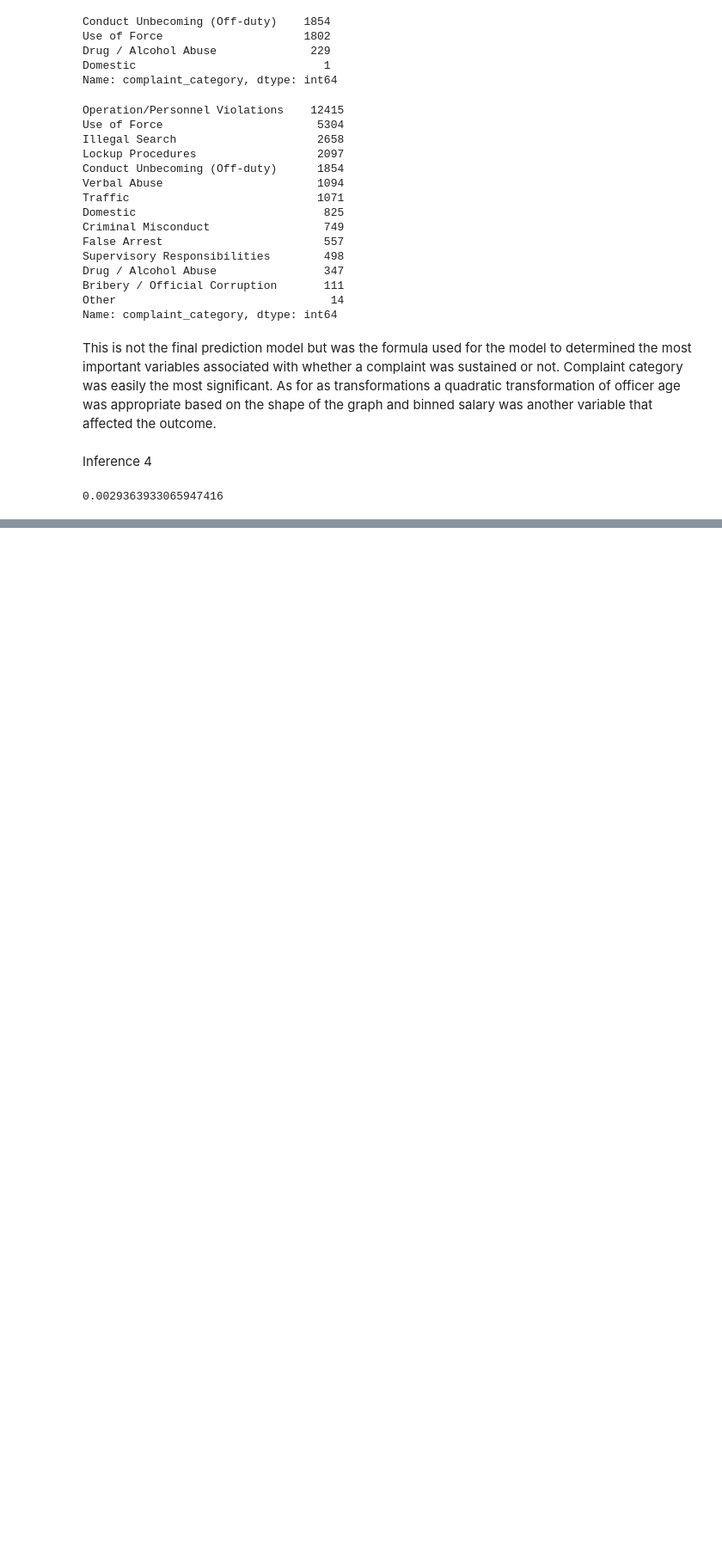
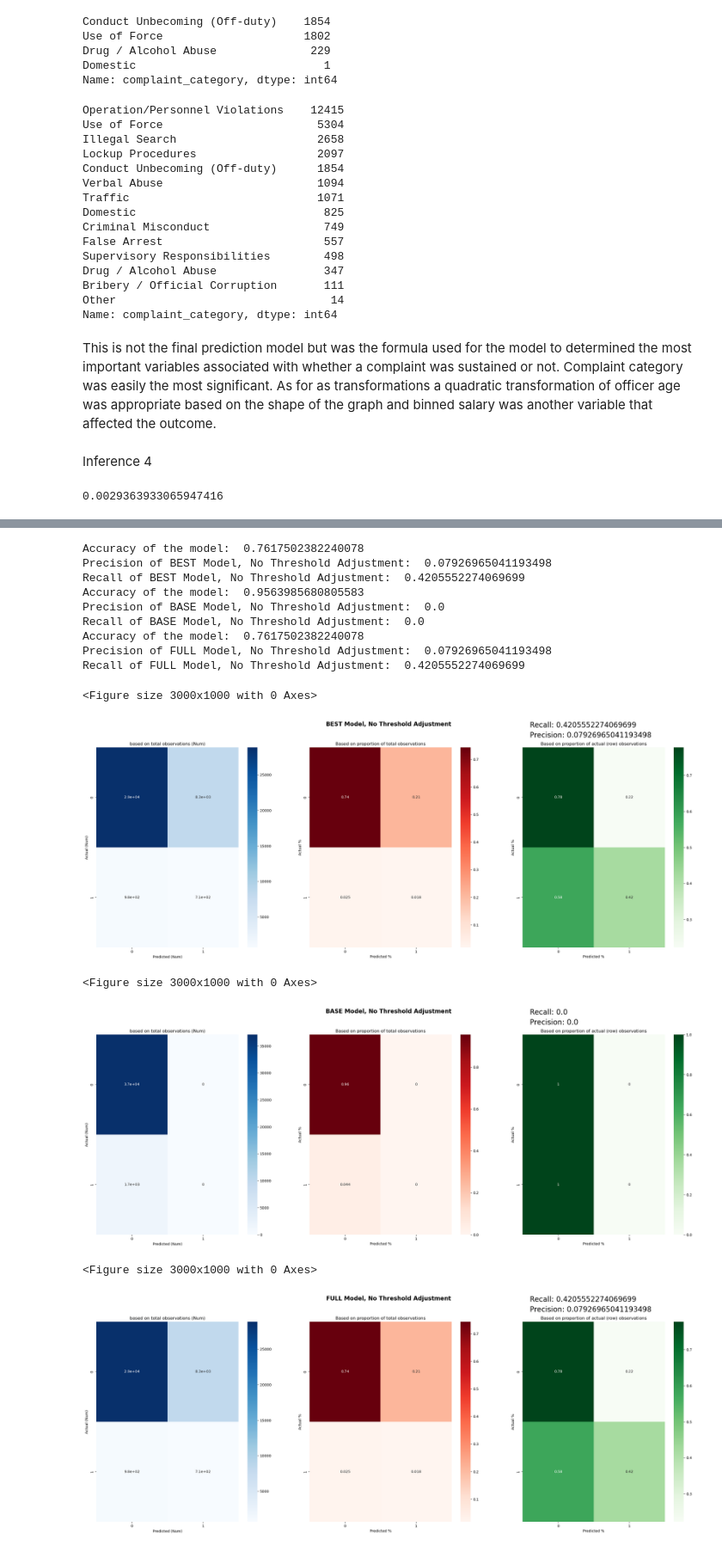
Before and after one commit to ryanpaynerp/Data_Sci_Project, a Jupyter notebook: Final_code.ipynb, the cells around one changed output, grey strips where cells are left out. Shown at 86% size. Drawn from its saved outputs; the diff is of its cells as text; code cells hidden in the pictures; blank space fills up the shorter version.

```diff
--- a/Final_code.ipynb
+++ b/Final_code.ipynb
@@ -719,0 +822,4 @@ Put the code(s) that fit the final model(s) in separate cell(s), i.e., the code
+# %%
+# Apply SMOTE to the training set
+smote = SMOTE(sampling_strategy=1, random_state=42)
+X_train_resampled, y_train_resampled = smote.fit_resample(X_train, y_train)
@@ -719,0 +908,10 @@ Put the code(s) that fit the final model(s) in separate cell(s), i.e., the code
+# %%
+models_best['score'] = models_best['score'].astype(float)
+models_best.sort_values(by='score', ascending=True, inplace=True)
+best_model = models_best.iloc[0]['model']
+
+best_model_params = best_model.params.index.tolist()
+# X_train = X_train[best_model_params]
+X_test_best = X_test[best_model_params]
+
+best_model.summary()
@@ -719,0 +945,4 @@ Put the code(s) that fit the final model(s) in separate cell(s), i.e., the code
+# %%
+# full logit model (all predictors available in forward selection)
+full_logit = sm.Logit(y_train_resampled, sm.add_constant(X_train_resampled)).fit(disp=False)
+full_logit.summary()
@@ -719,0 +974,4 @@ Put the code(s) that fit the final model(s) in separate cell(s), i.e., the code
+# %%
+# base logit model (just the intercept)
+base_logit = sm.Logit(y_train_resampled, sm.add_constant(pd.DataFrame(np.ones(y_train_resampled.shape[0])))).fit(disp=False)
+base_logit.summary()
@@ -719,0 +1092,31 @@ Put the code(s) that fit the final model(s) in separate cell(s), i.e., the code
+# %%
+# regular models (no threshold adjustment)
+threshold = 0.5
+
+# print("### BEST Model, No Threshold Adjustment ###")
+plt.figure(figsize=(30, 10))
+test_and_graph_model(best_model, X_test_best, y_test, name="BEST Model, No Threshold Adjustment")
+
+# print("### BASE Model, No Threshold Adjustment ###")
+plt.figure(figsize=(30, 10))
+test_and_graph_model(base_logit, X_test['const'], y_test, name="BASE Model, No Threshold Adjustment")
+
+# print("### FULL Model, No Threshold Adjustment ###")
+plt.figure(figsize=(30, 10))
+test_and_graph_model(full_logit, X_test, y_test, name="FULL Model, No Threshold Adjustment")
+# %% [output]
+Accuracy of the model:  0.7617502382240078
+Precision of BEST Model, No Threshold Adjustment:  0.07926965041193498
+Recall of BEST Model, No Threshold Adjustment:  0.4205552274069699
+Accuracy of the model:  0.9563985680805583
+Precision of BASE Model, No Threshold Adjustment:  0.0
+Recall of BASE Model, No Threshold Adjustment:  0.0
+Accuracy of the model:  0.7617502382240078
+Precision of FULL Model, No Threshold Adjustment:  0.07926965041193498
+Recall of FULL Model, No Threshold Adjustment:  0.4205552274069699
+<Figure size 3000x1000 with 0 Axes>
+[figure, added]
+<Figure size 3000x1000 with 0 Axes>
+[figure, added]
+<Figure size 3000x1000 with 0 Axes>
+[figure, added]
```
Also changed, not shown: parts of 38 cells of this notebook, 4 other files.
